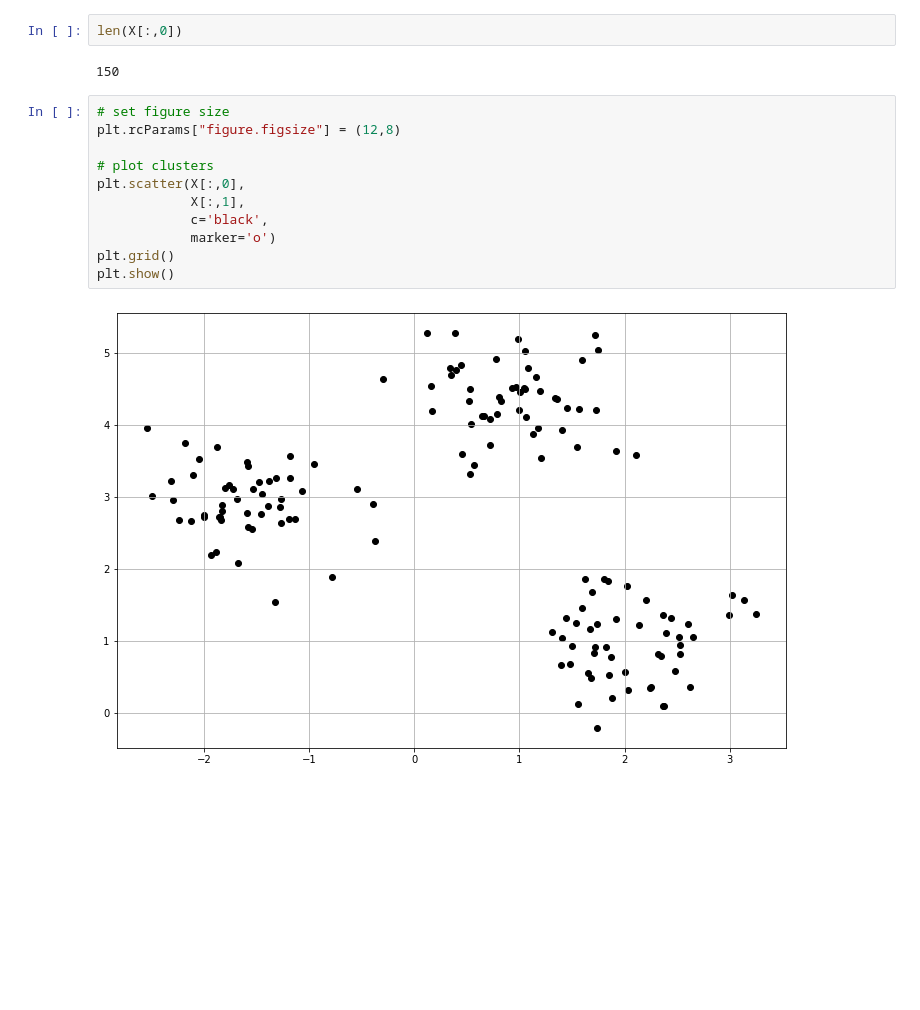
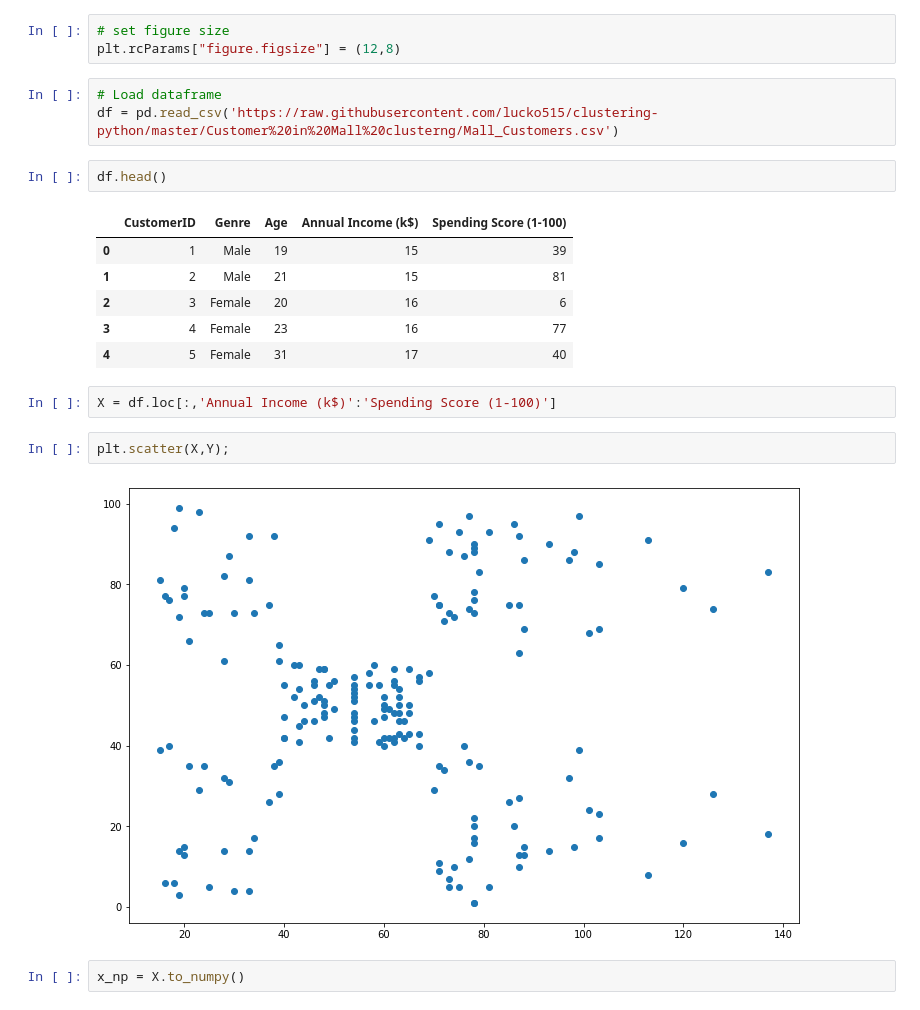
Before and after one commit to wjdolan/DS_Portfolio, a Jupyter notebook: Centroids.ipynb, the cells around one changed output. Saved outputs shown, nothing was run; the diff lists cells and outputs as text; blank space fills up the shorter version.

```diff
--- a/Centroids.ipynb
+++ b/Centroids.ipynb
@@ -22,17 +15,23 @@ X, y = make_blobs(n_samples=150,
-# %%
-len(X[:,0])
-# %% [output]
-150
 # %%
 # set figure size
 plt.rcParams["figure.figsize"] = (12,8)
-
-# plot clusters
-plt.scatter(X[:,0],
-            X[:,1],
-            c='black',
-            marker='o')
-plt.grid()
-plt.show()
-# %% [output]
-[figure, removed]
+# %%
+# Load dataframe
+df = pd.read_csv('https://raw.githubusercontent.com/lucko515/clustering-python/master/Customer%20in%20Mall%20clusterng/Mall_Customers.csv')
+# %%
+df.head()
+# %% [output]
+|  | CustomerID | Genre | Age | Annual Income (k$) | Spending Score (1-100) |
+| 0 | 1 | Male | 19 | 15 | 39 |
+| 1 | 2 | Male | 21 | 15 | 81 |
+| 2 | 3 | Female | 20 | 16 | 6 |
+| 3 | 4 | Female | 23 | 16 | 77 |
+| 4 | 5 | Female | 31 | 17 | 40 |
+# %%
+X = df.loc[:,'Annual Income (k$)':'Spending Score (1-100)']
+# %%
+plt.scatter(X,Y);
+# %% [output]
+[figure, added]
+# %%
+x_np = X.to_numpy()
```
Also changed, not shown: parts of 13 cells of this notebook.
